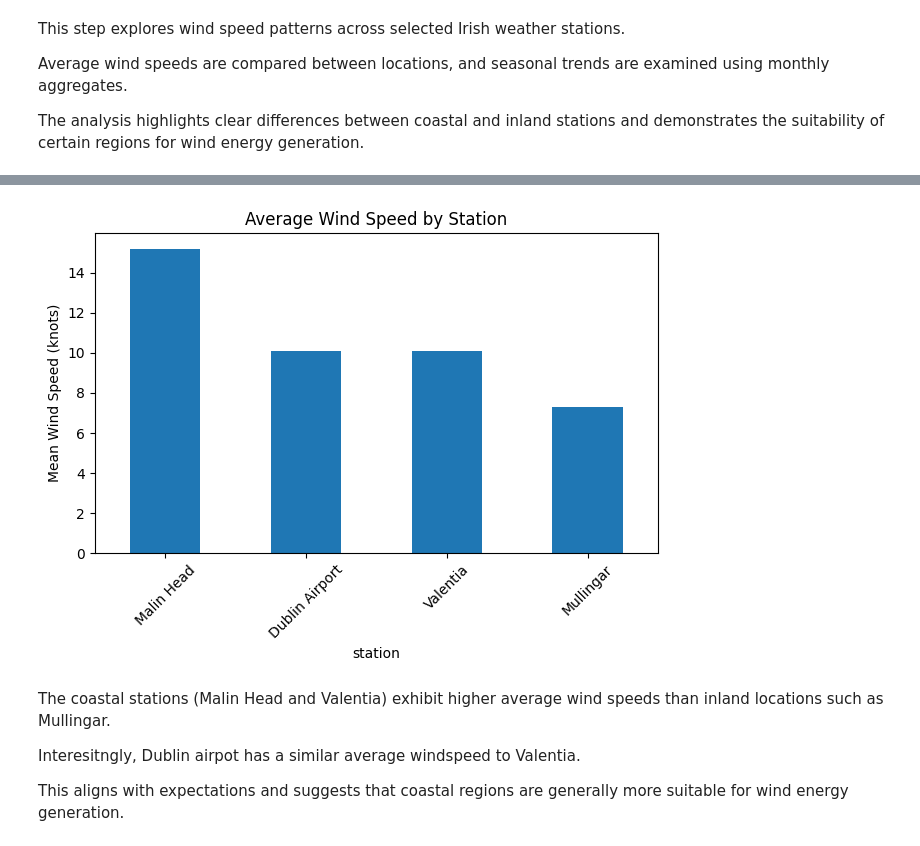
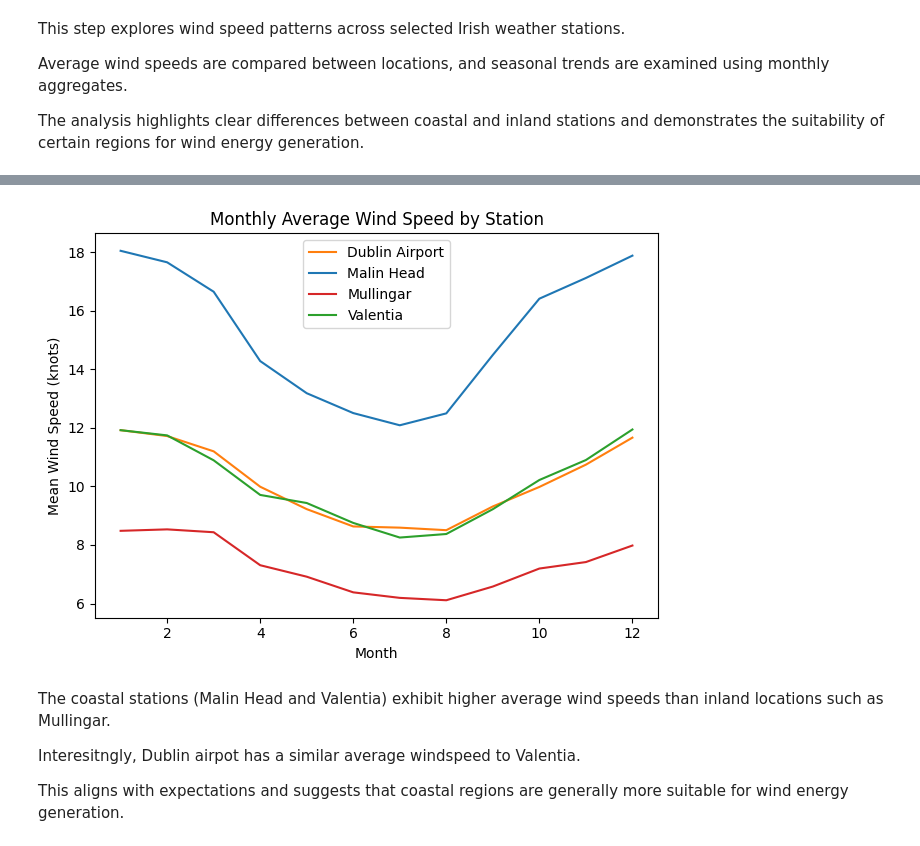
Before and after one commit to philipcullen93/programming_for_data_analytics_project, a Jupyter notebook: wind_energy_analysis.ipynb, the cells around one changed output, grey strips where cells are left out. Cells and saved outputs as stored; diff of their text form; code cells hidden in the pictures.

Commit message:
Expanded analysis in section 5. Added colours to each station to make them easier to read.

```diff
--- a/wind_energy_analysis.ipynb
+++ b/wind_energy_analysis.ipynb
@@ -221,4 +221,11 @@ Average wind speeds are compared between locations, and seasonal trends are exam
 The analysis highlights clear differences between coastal and inland stations and demonstrates the suitability of certain regions for wind energy generation.
 # %%
 import matplotlib.pyplot as plt
+# %%
+station_colors = {
+    "Malin Head": "tab:blue",
+    "Valentia": "tab:green",
+    "Dublin Airport": "tab:orange",
+    "Mullingar": "tab:red"
+}
 # %%
@@ -240,11 +253,20 @@ Name: wdsp, dtype: float64
 # %%
-mean_wind.plot(kind="bar")
+for station in monthly_wind["station"].unique():
+    data = monthly_wind[monthly_wind["station"] == station]
+    plt.plot(
+        data["month"],
+        data["wdsp"],
+        label=station,
+        color=station_colors[station]
+    )
+
+plt.xlabel("Month")
 plt.ylabel("Mean Wind Speed (knots)")
-plt.title("Average Wind Speed by Station")
-plt.xticks(rotation=45)
+plt.title("Monthly Average Wind Speed by Station")
+plt.legend()
 plt.tight_layout()
 # %% [output]
-[figure, old version]
+[figure, new version]
 # %% [markdown]
 The coastal stations (Malin Head and Valentia) exhibit higher average wind speeds than inland locations such as Mullingar.
 
```
Also changed, not shown: parts of 5 cells of this notebook.
